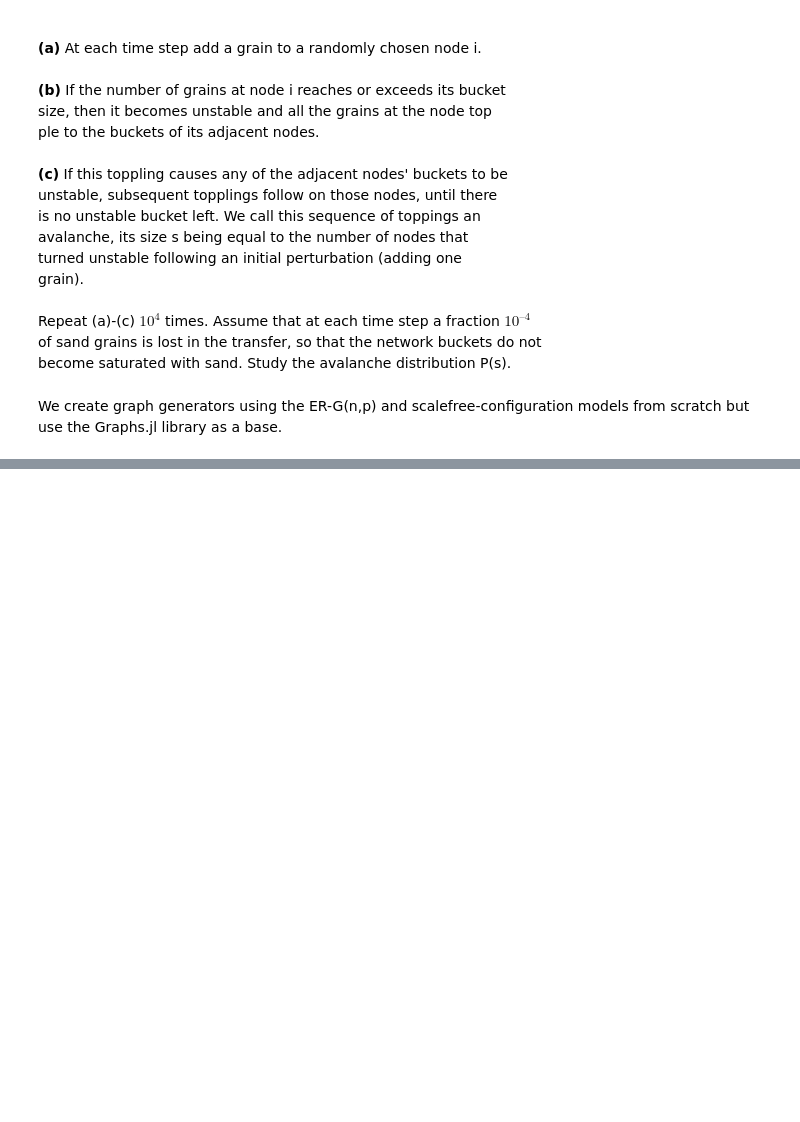
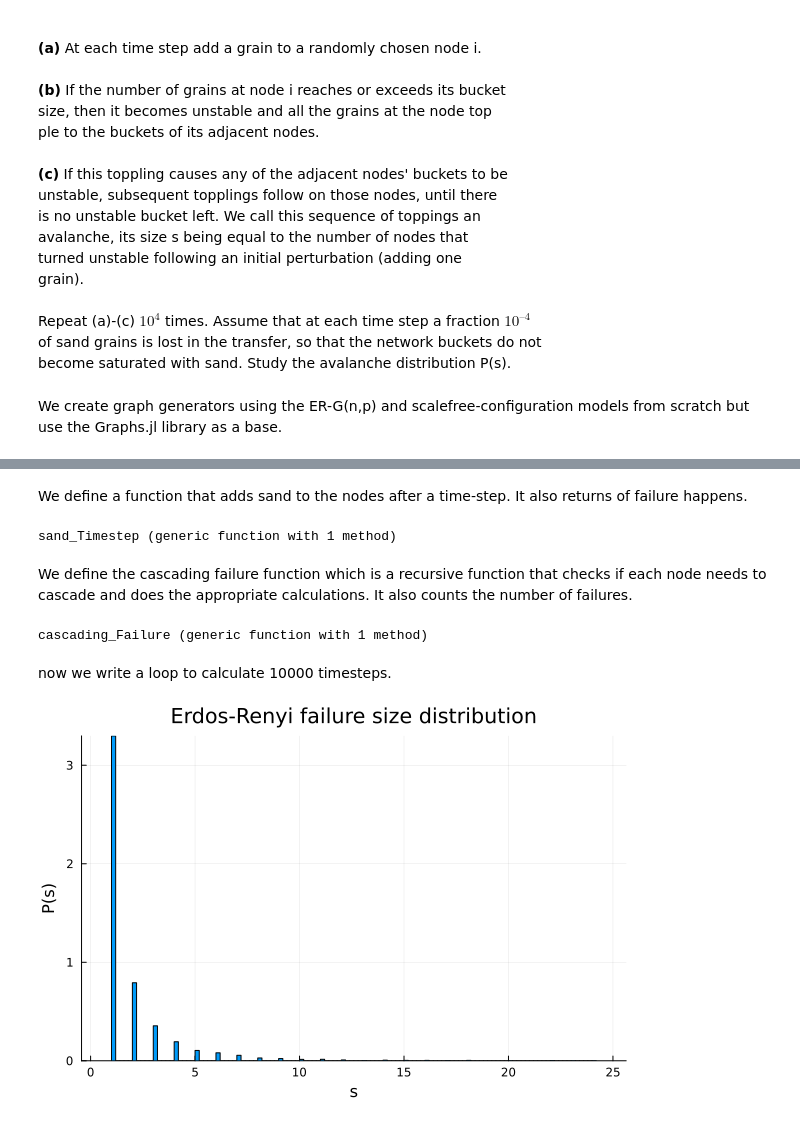
Before and after one commit to MohGhoraishi/Network-Science-Course, a Jupyter notebook: Avalanches-in-Networks/Avalanches-in-Networks.ipynb, the cells around one changed output, grey strips where cells are left out. Drawn from its saved outputs; the diff is of its cells as text; code cells hidden in the pictures; blank space fills up the shorter version.

```diff
--- a/Avalanches-in-Networks/Avalanches-in-Networks.ipynb
+++ b/Avalanches-in-Networks/Avalanches-in-Networks.ipynb
@@ -59,6 +60,7 @@ function Configuration_Generator(N, gamma)
             end
         end
     end
-    graph = expected_degree_graph(degree_Array)
+    graph = random_configuration_model(N, degree_Array)
     return graph
 end
+mean(degree(Configuration_Generator(1000, 2.09)))
@@ -64,0 +88,56 @@ end
+# %% [markdown]
+We define a function that adds sand to the nodes after a time-step. It also returns of failure happens.
+# %%
+function sand_Timestep(degree_Array, sand_Array, neighbors_Array)
+    N = length(degree_Array)
+    random_Node = rand(1:N)
+    sand_Array[random_Node] = sand_Array[random_Node] + 1
+    if sand_Array[random_Node] > degree_Array[random_Node]
+        failure_Bool = true
+    else
+        failure_Bool = false
+    end
+    sand_Array = cascading_Failure(degree_Array, sand_Array, neighbors_Array, random_Node)
+    if rand() <= 10^(-4)
+        random_Node_2 = rand(1:N)
+        sand_Array[random_Node] = sand_Array[random_Node] - 1
+    end
+    return sand_Array, failure_Bool
+end
+# %% [output]
+sand_Timestep (generic function with 1 method)
+# %% [markdown]
+We define the cascading failure function which is a recursive function that checks if each node needs to cascade and does the appropriate calculations. It also counts the number of failures.
+# %%
+function cascading_Failure(degree_Array, sand_Array, neighbors_Array, node_Number)
+    if sand_Array[node_Number] > degree_Array[node_Number]
+        global failure_Counter = failure_Counter + 1
+        for neighbor in neighbors_Array[node_Number]
+            sand_Array[neighbor] = sand_Array[neighbor] + 1
+        end
+        sand_Array[node_Number] = 0
+        for neighbor in neighbors_Array[node_Number]
+            sand_Array = cascading_Failure(degree_Array, sand_Array, neighbors_Array, neighbor)
+        end
+    end
+    return sand_Array
+end
+# %% [output]
+cascading_Failure (generic function with 1 method)
+# %% [markdown]
+now we write a loop to calculate 10000 timesteps.
+# %%
+max_Time = 10^4
+#For Erdos-Renyi
+ER_Sand = zeros(Int, N)
+ER_failure_Size = Int[]
+for i in 1:max_Time
+    failure_Counter = 0
+    ER_Sand, failure_Bool = sand_Timestep(ER_Degree_Array, ER_Sand, ER_Neighbors_Array)
+    if failure_Bool == true
+        push!(ER_failure_Size, failure_Counter)
+    end
+end
+histogram(ER_failure_Size, normalize = :pdf, title = "Erdos-Renyi failure size distribution", legend = false, xlabel = "s", ylabel = "P(s)")
+# %% [output]
+[figure, added]
```
Also changed, not shown: parts of 9 cells of this notebook, 2 other files.
